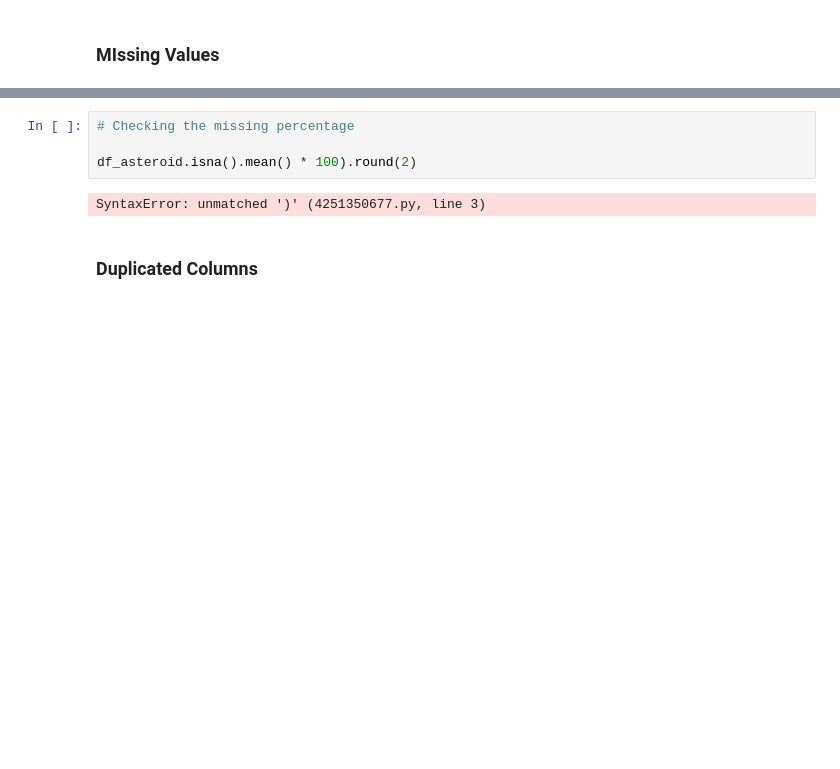
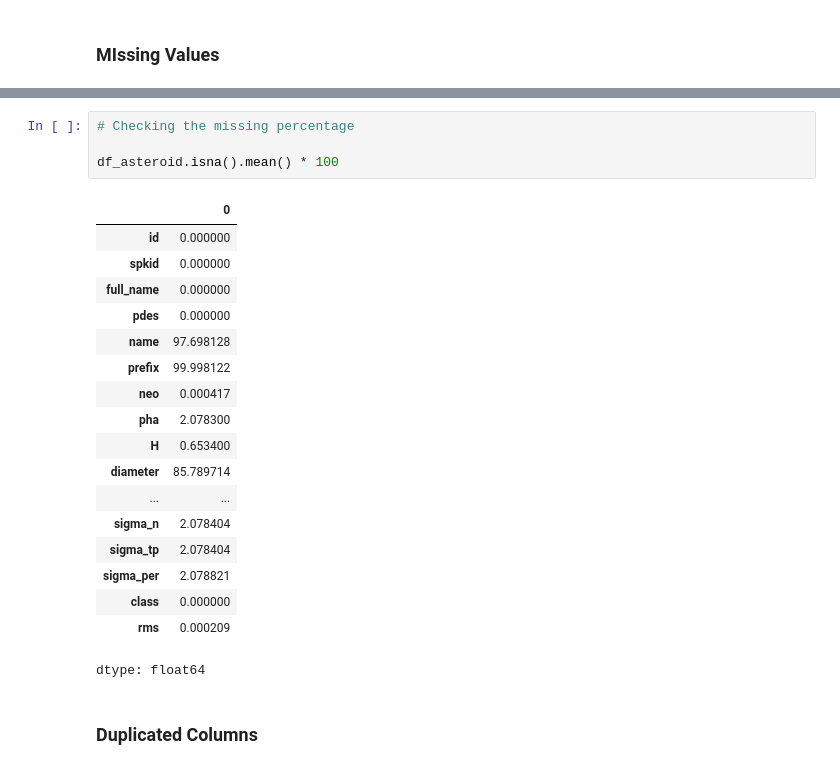
Before and after one commit to Rini43/Asteroid_Diameter_Prediction, a Jupyter notebook: exit_exam.ipynb, the cells around one changed output, grey strips where cells are left out. Saved outputs shown, nothing was run; the diff lists cells and outputs as text; blank space fills up the shorter version.

```diff
--- a/exit_exam.ipynb
+++ b/exit_exam.ipynb
@@ -61,9 +171,26 @@ df_asteroid.isna().sum()
 # %%
 # Checking the missing percentage
 
-df_asteroid.isna().mean() * 100).round(2)
+df_asteroid.isna().mean() * 100
 # %% [output]
+|  | 0 |
+| id | 0.000000 |
+| spkid | 0.000000 |
+| full_name | 0.000000 |
+| pdes | 0.000000 |
+| name | 97.698128 |
+| prefix | 99.998122 |
+| neo | 0.000417 |
+| pha | 2.078300 |
+| H | 0.653400 |
+| diameter | 85.789714 |
+| ... | ... |
+| sigma_n | 2.078404 |
+| sigma_tp | 2.078404 |
+| sigma_per | 2.078821 |
+| class | 0.000000 |
+| rms | 0.000209 |
-SyntaxError: unmatched ')' (4251350677.py, line 3)
+dtype: float64
 # %% [markdown]
 ### Duplicated Columns
 # %%
```
Also changed, not shown: parts of 31 cells of this notebook.
